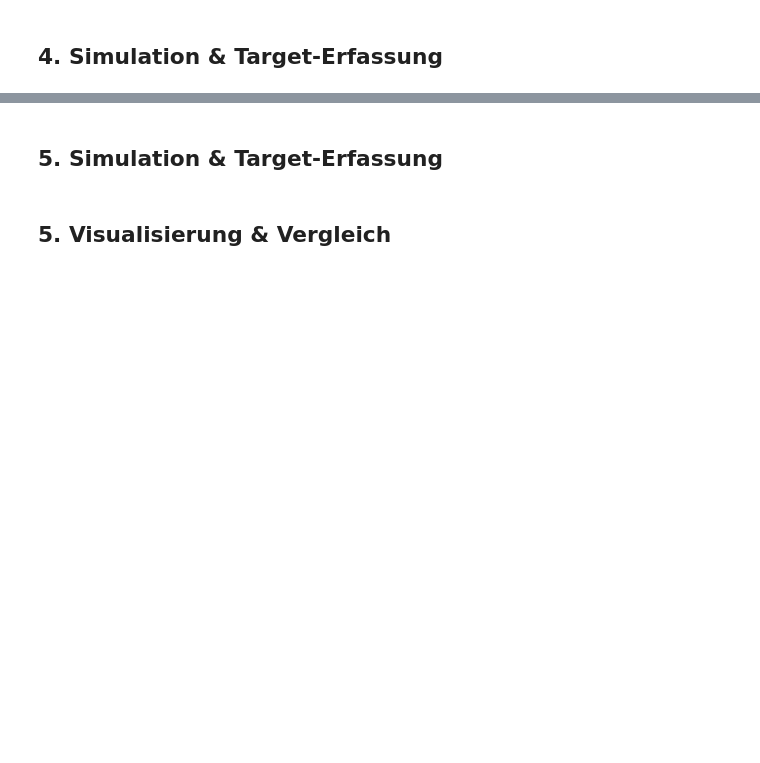
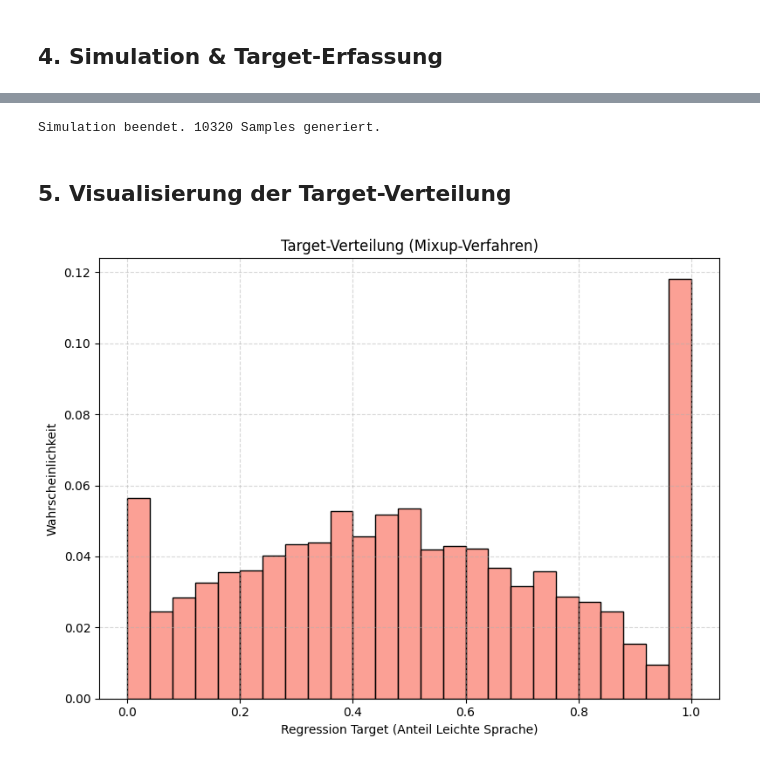
Before and after one commit to mcfiet/master-thesis, a Jupyter notebook: notebooks/3_mixup_dataloader_test.ipynb, the cells around one changed output, grey strips where cells are left out. Saved outputs shown, nothing was run; the diff lists cells and outputs as text; code cells hidden in the pictures; blank space fills up the shorter version.

```diff
--- a/notebooks/3_mixup_dataloader_test.ipynb
+++ b/notebooks/3_mixup_dataloader_test.ipynb
@@ -243,2 +148,14 @@ if not found_new:
+# %%
+targets = []
+
+EPOCHS = 10
+for epoch in range(EPOCHS):
+    for i in range(len(df_filtered)):
+        _, t = mixup_ds[i]
+        targets.append(t)
+
+print(f"Simulation beendet. {len(targets)} Samples generiert.")
+# %% [output]
+Simulation beendet. 10320 Samples generiert.
 # %% [markdown]
-## 5. Simulation & Target-Erfassung
+## 5. Visualisierung der Target-Verteilung
@@ -259,26 +162,14 @@ print(f"Simulation beendet. {len(normal_targets)} Samples generiert.")
-# %% [markdown]
-## 5. Visualisierung & Vergleich
 # %%
-plt.figure(figsize=(14, 6))
+plt.figure(figsize=(8, 6))
 
-# 1. Normal (Marc's Code)
-plt.subplot(1, 2, 1)
-sns.histplot(normal_targets, bins=25, kde=True, color="salmon", stat="probability")
-plt.title("1. Normal (Marc's Code)")
-plt.xlabel("Regression Target (Anteil Leichte Sprache)")
-plt.ylabel("Wahrscheinlichkeit")
-plt.xlim(-0.05, 1.05)
-plt.grid(True, linestyle="--", alpha=0.5)
-
-# 2. Neu (Gleichverteilt)
-plt.subplot(1, 2, 2)
-sns.histplot(new_targets, bins=25, kde=True, color="skyblue", stat="probability")
-plt.title("2. Neu (Gleichverteilt)")
+sns.histplot(targets, bins=25, kde=False, color="salmon", stat="probability")
+plt.title("Target-Verteilung (Mixup-Verfahren)")
 plt.xlabel("Regression Target (Anteil Leichte Sprache)")
 plt.ylabel("Wahrscheinlichkeit")
 plt.xlim(-0.05, 1.05)
 plt.grid(True, linestyle="--", alpha=0.5)
 
 plt.tight_layout()
-plt.savefig("../results/mixup_comparison_two_variants.png", dpi=300)
 plt.show()
+# %% [output]
+[figure, added]
```
Also changed, not shown: parts of 15 cells of this notebook, 6 other files.
